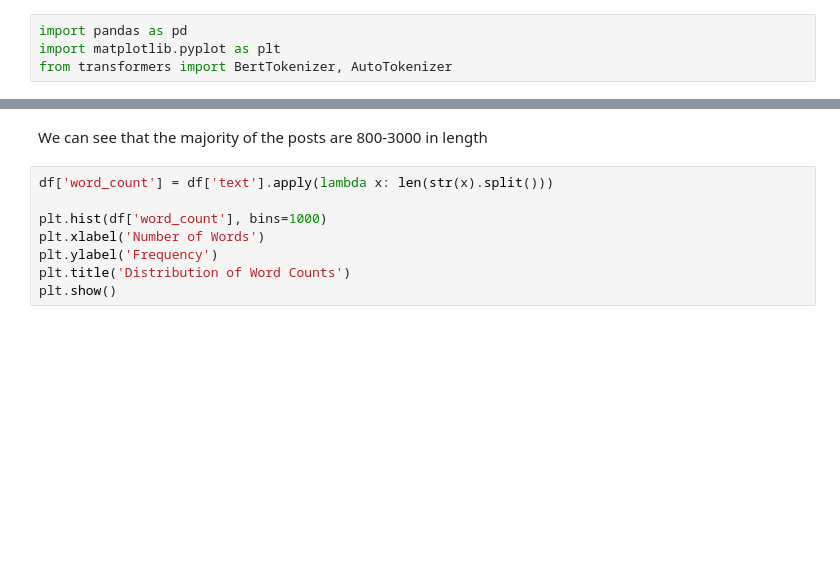
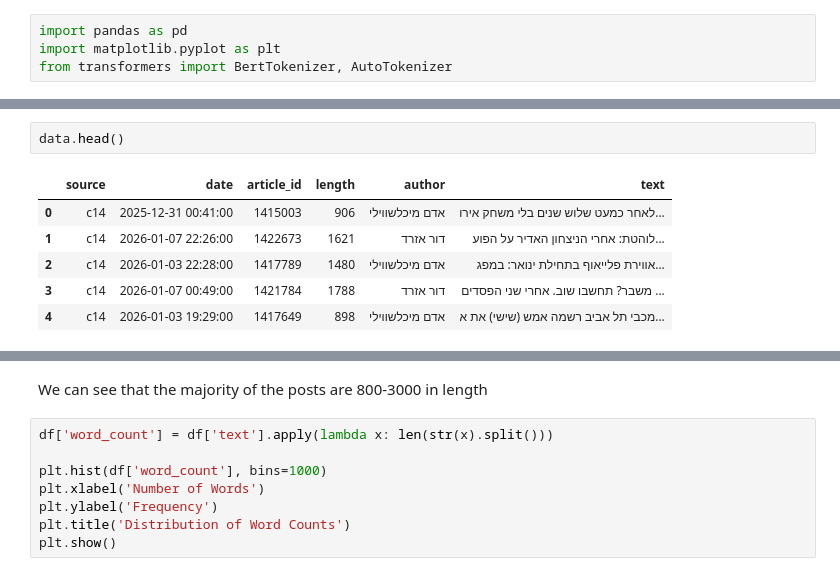
Before and after one commit to DanielHevdeli/hafifot-tiug, a Jupyter notebook: notebooks/EDA.ipynb, the cells around one changed output, grey strips where cells are left out. Saved outputs shown, nothing was run; the diff lists cells and outputs as text; blank space fills up the shorter version.

```diff
--- a/notebooks/EDA.ipynb
+++ b/notebooks/EDA.ipynb
@@ -28 +32,10 @@ df.head()
+# %%
+data.head()
+# %% [output]
+|  | source | date | article_id | length | author | text |
+| 0 | c14 | 2025-12-31 00:41:00 | 1415003 | 906 | אדם מיכלשווילי | לאחר כמעט שלוש שנים בלי משחק אירו... |
+| 1 | c14 | 2026-01-07 22:26:00 | 1422673 | 1621 | דור אזרד | לוהטת: אחרי הניצחון האדיר על הפוע... |
+| 2 | c14 | 2026-01-03 22:28:00 | 1417789 | 1480 | אדם מיכלשווילי | אווירת פלייאוף בתחילת ינואר: במפג... |
+| 3 | c14 | 2026-01-07 00:49:00 | 1421784 | 1788 | דור אזרד | משבר? תחשבו שוב. אחרי שני הפסדים ... |
+| 4 | c14 | 2026-01-03 19:29:00 | 1417649 | 898 | אדם מיכלשווילי | מכבי תל אביב רשמה אמש (שישי) את א... |
 # %%
```
Also changed, not shown: parts of 6 cells of this notebook.
